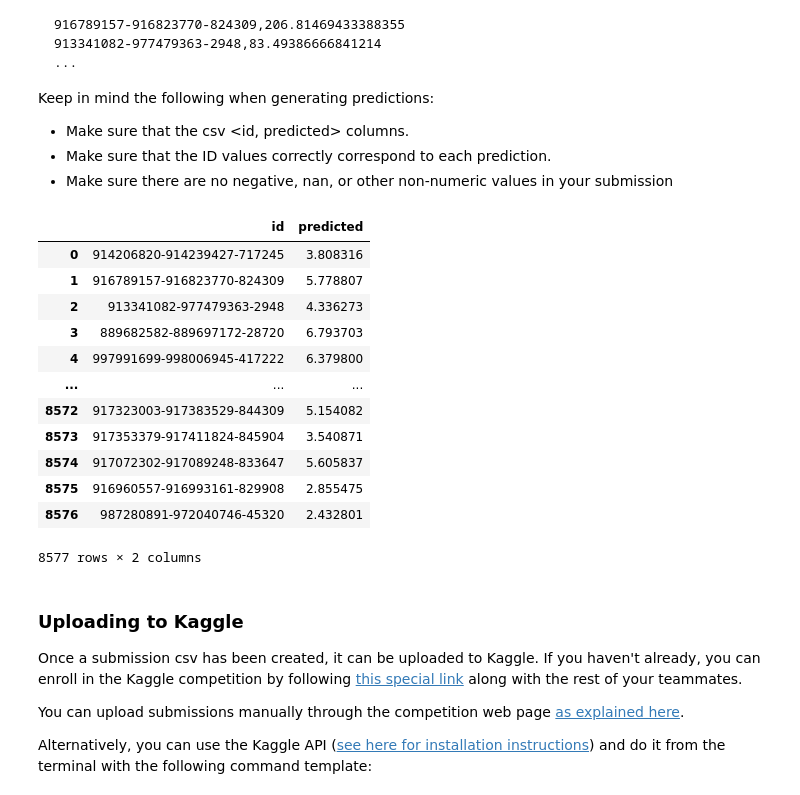
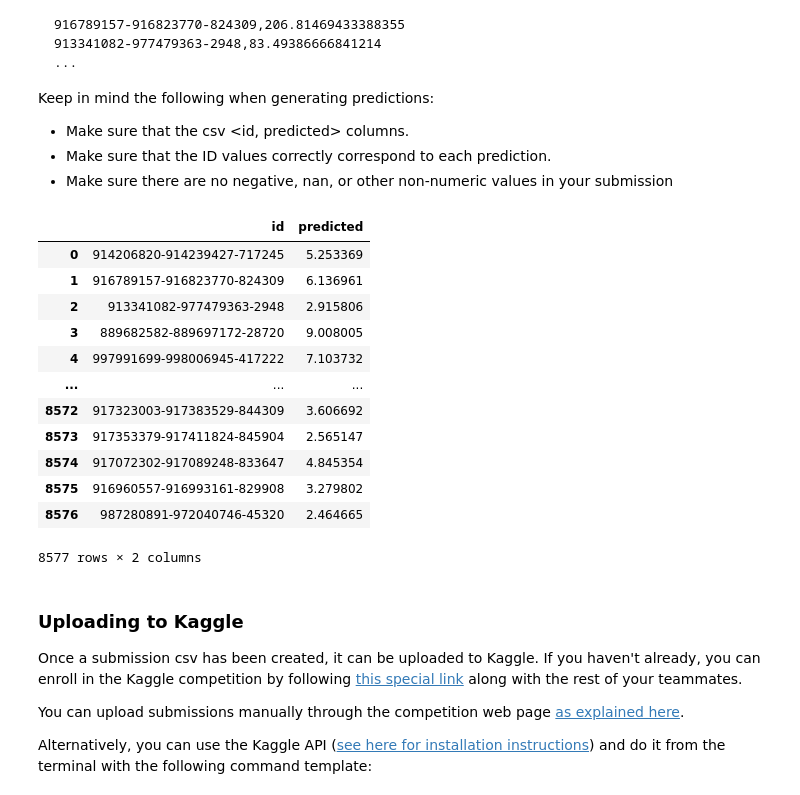
Before and after one commit to vladlevitin/TDT4173-Retail-Revenue-Prediction, a Jupyter notebook: TDT4173 Retail Revenue Prediction/introduction.ipynb, the cells around one changed output. Cells and saved outputs as stored; diff of their text form; code cells hidden in the pictures.

```diff
--- a/TDT4173 Retail Revenue Prediction/introduction.ipynb
+++ b/TDT4173 Retail Revenue Prediction/introduction.ipynb
@@ -419,7 +419,13 @@ grunnkrets_household_types_copy[grunnkrets_household_types_copy.columns[2:]] = g
 
 grunnkrets_household_income_copy = grunnkrets_household_income.copy()
 grunnkrets_household_income_copy.rename(columns={'year': 'year_4', 'singles': 'singles_income','couple_without_children':'couple_without_children_income'}, inplace=True)
-grunnkrets_household_income_copy.rename(columns={'signles': 'signles_income', }, inplace=True)
+grunnkrets_household_income_copy.rename(columns={'singles': 'singles_income', }, inplace=True)
+
+# set the values that are 0 to the lowest value in the column
+# for column in grunnkrets_household_income_copy.columns[2:]:
+#     grunnkrets_household_income_copy[column] = grunnkrets_household_income_copy[column].apply(lambda x: grunnkrets_household_income_copy[column].min() if x == 0 else x)
+
+
 
 df = stores_train_copy
 
@@ -460,6 +466,7 @@ y = np.log1p(y)
 for col in X.columns:
     if ( (X[col].dtype == 'float64') or (X[col].dtype == 'int64')):
         X[col].fillna(X[col].mean(), inplace=True)
+
 
 columns_to_scale_scaler = ['all_households', 'singles_income', 'couple_without_children_income', 'couple_with_children', 'other_households', 'single_parent_with_children',]
 
@@ -516,11 +523,14 @@ X_encoded = encoder.transform(X)
 ### Models
 # %%
 test_size = 0.1
-random_state = 42
+random_state = 10
 
 # LGBM
 
 X_train, X_val, y_train, y_val = train_test_split(X, y, test_size=test_size, random_state=random_state)
+
+X_train = X
+y_train = y
 
 lgbm_model = lgb.LGBMRegressor(random_seed=7)
 lgbm_model.fit(X_train, y_train)
@@ -540,6 +550,9 @@ print(f'Validation set LGBM RMSLE: {rmsle(y_val, y_val_pred_lgbm) :.4f}')
 
 X_train, X_val, y_train, y_val = train_test_split(X_encoded, y, test_size=test_size, random_state=random_state)
 
+X_train = X_encoded
+y_train = y
+
 xgboost_model = xgb.XGBRegressor(random_seed=7)
 xgboost_model.fit(X_train, y_train)
 
@@ -558,6 +571,9 @@ print(f'Validation set XGBoost RMSLE: {rmsle(y_val, y_val_pred_xgb) :.4f}')
 
 X_train, X_val, y_train, y_val = train_test_split(X_encoded, y, test_size=test_size, random_state=random_state)
 
+X_train = X_encoded
+y_train = y
+
 cat_boost_model = cat.CatBoostRegressor(random_seed=7)
 cat_boost_model.fit(X_train, y_train)
 
@@ -625,7 +641,10 @@ df.drop_duplicates(subset=['store_id'], keep='first', inplace=True)
 X_test = df.drop(columns = colums_to_drop)
 X_test = convert_to_category(X_test)
 
-X_test[columns_to_scale] = scaler.transform(X_test[columns_to_scale])
+X_test[columns_to_scale_scaler] = scaler.transform(X_test[columns_to_scale_scaler])
+
+for columns in columns_to_scale_log:
+    X_test[columns] = np.log1p(X_test[columns])
 
 #encoder = full_pipeline.fit(X_test)
 X_test_encoded = encoder.transform(X_test)
@@ -639,44 +658,44 @@ y_test_pred_lgbm = np.expm1(y_test_pred_lgbm)
 y_test_pred += y_test_pred_lgbm
 n+=1
 
 
 y_test_pred_xgb = xgboost_model.predict(X_test_encoded)
 y_test_pred_xgb = np.expm1(y_test_pred_xgb)
 y_test_pred += y_test_pred_xgb
 n+=1
 
 
 y_test_pred_cat = cat_boost_model.predict(X_test_encoded)
 y_test_pred_cat = np.expm1(y_test_pred_cat)
 y_test_pred += y_test_pred_cat
 n+=1
 
 
 y_test_pred = y_test_pred/n
 
 
 # Generate submission dataframe
 # NOTE: It is important that the ID and predicted values match
 submission = pd.DataFrame()
 submission['id'] = stores_test['store_id']
 submission['predicted'] = np.asarray(y_test_pred)
 
 # Save it to disk (`index=False` means don't save the index in the csv)
 submission.to_csv('submissions/sample_submission.csv', index=False)
 submission
 # %% [output]
 |  | id | predicted |
-| 0 | 914206820-914239427-717245 | 3.808316 |
-| 1 | 916789157-916823770-824309 | 5.778807 |
-| 2 | 913341082-977479363-2948 | 4.336273 |
-| 3 | 889682582-889697172-28720 | 6.793703 |
-| 4 | 997991699-998006945-417222 | 6.379800 |
+| 0 | 914206820-914239427-717245 | 5.253369 |
+| 1 | 916789157-916823770-824309 | 6.136961 |
+| 2 | 913341082-977479363-2948 | 2.915806 |
+| 3 | 889682582-889697172-28720 | 9.008005 |
+| 4 | 997991699-998006945-417222 | 7.103732 |
 | ... | ... | ... |
-| 8572 | 917323003-917383529-844309 | 5.154082 |
-| 8573 | 917353379-917411824-845904 | 3.540871 |
-| 8574 | 917072302-917089248-833647 | 5.605837 |
-| 8575 | 916960557-916993161-829908 | 2.855475 |
-| 8576 | 987280891-972040746-45320 | 2.432801 |
+| 8572 | 917323003-917383529-844309 | 3.606692 |
+| 8573 | 917353379-917411824-845904 | 2.565147 |
+| 8574 | 917072302-917089248-833647 | 4.845354 |
+| 8575 | 916960557-916993161-829908 | 3.279802 |
+| 8576 | 987280891-972040746-45320 | 2.464665 |
 8577 rows × 2 columns
 # %% [markdown]
 ### Uploading to Kaggle
```
Also changed, not shown: parts of 1 cell of this notebook, 7 other files.
